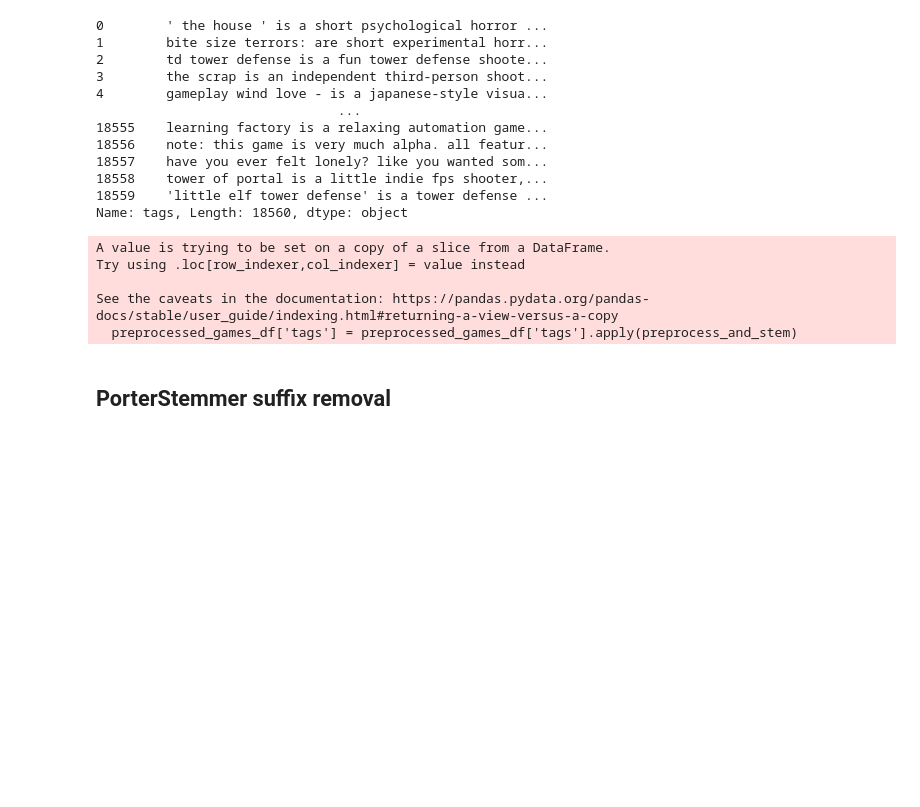
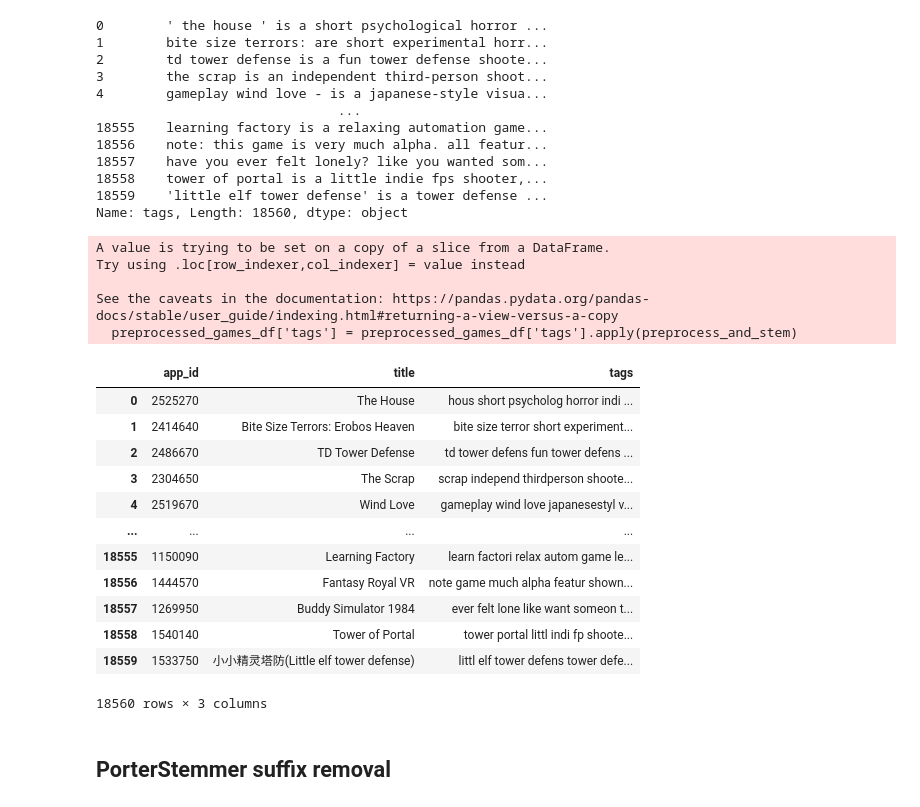
Before and after one commit to Rowneel/Recommendation-Test, a Jupyter notebook: Jupiter_notebook/Create_Own_pkl_file.ipynb, the cells around one changed output. Cells and saved outputs as stored; diff of their text form; code cells hidden in the pictures; blank space fills up the shorter version.

```diff
--- a/Jupiter_notebook/Create_Own_pkl_file.ipynb
+++ b/Jupiter_notebook/Create_Own_pkl_file.ipynb
@@ -150,12 +150,26 @@ def preprocess_and_stem(sentence):
     return " ".join(stemmed_words)
 # %%
 preprocessed_games_df['tags'] = preprocessed_games_df['tags'].apply(preprocess_and_stem)
+preprocessed_games_df
 # %% [output]
 A value is trying to be set on a copy of a slice from a DataFrame.
 Try using .loc[row_indexer,col_indexer] = value instead
 
 See the caveats in the documentation: https://pandas.pydata.org/pandas-docs/stable/user_guide/indexing.html#returning-a-view-versus-a-copy
   preprocessed_games_df['tags'] = preprocessed_games_df['tags'].apply(preprocess_and_stem)
+|  | app_id | title | tags |
+| 0 | 2525270 | The House | hous short psycholog horror indi ... |
+| 1 | 2414640 | Bite Size Terrors: Erobos Heaven | bite size terror short experiment... |
+| 2 | 2486670 | TD Tower Defense | td tower defens fun tower defens ... |
+| 3 | 2304650 | The Scrap | scrap independ thirdperson shoote... |
+| 4 | 2519670 | Wind Love | gameplay wind love japanesestyl v... |
+| ... | ... | ... | ... |
+| 18555 | 1150090 | Learning Factory | learn factori relax autom game le... |
+| 18556 | 1444570 | Fantasy Royal VR | note game much alpha featur shown... |
+| 18557 | 1269950 | Buddy Simulator 1984 | ever felt lone like want someon t... |
+| 18558 | 1540140 | Tower of Portal | tower portal littl indi fp shoote... |
+| 18559 | 1533750 | 小小精灵塔防(Little elf tower defense) | littl elf tower defens tower defe... |
+18560 rows × 3 columns
 # %%
 games_df.to_csv("final1.csv",index=False)
 # %% [markdown]
```
Also changed, not shown: parts of 3 cells of this notebook, 5 other files.
